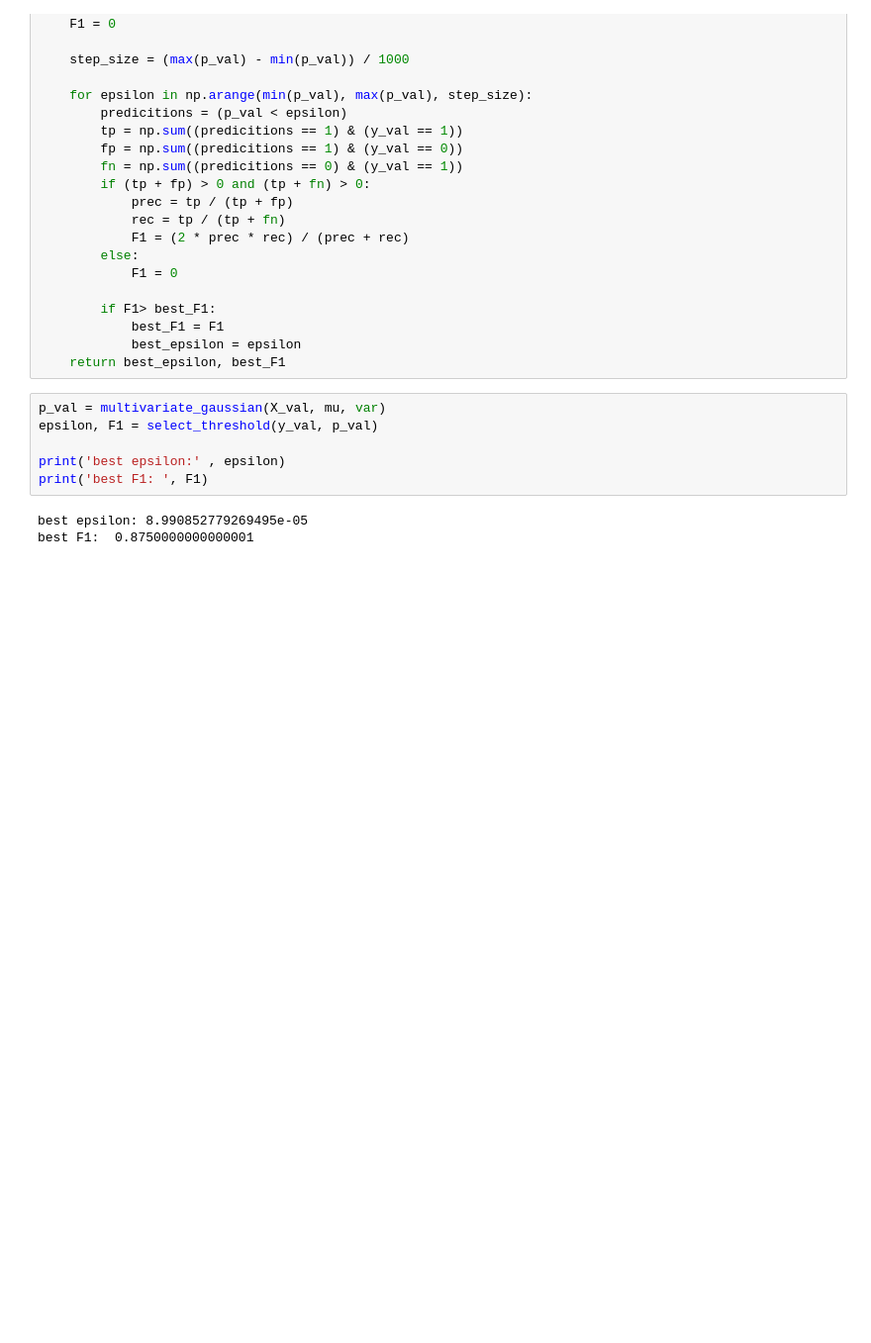
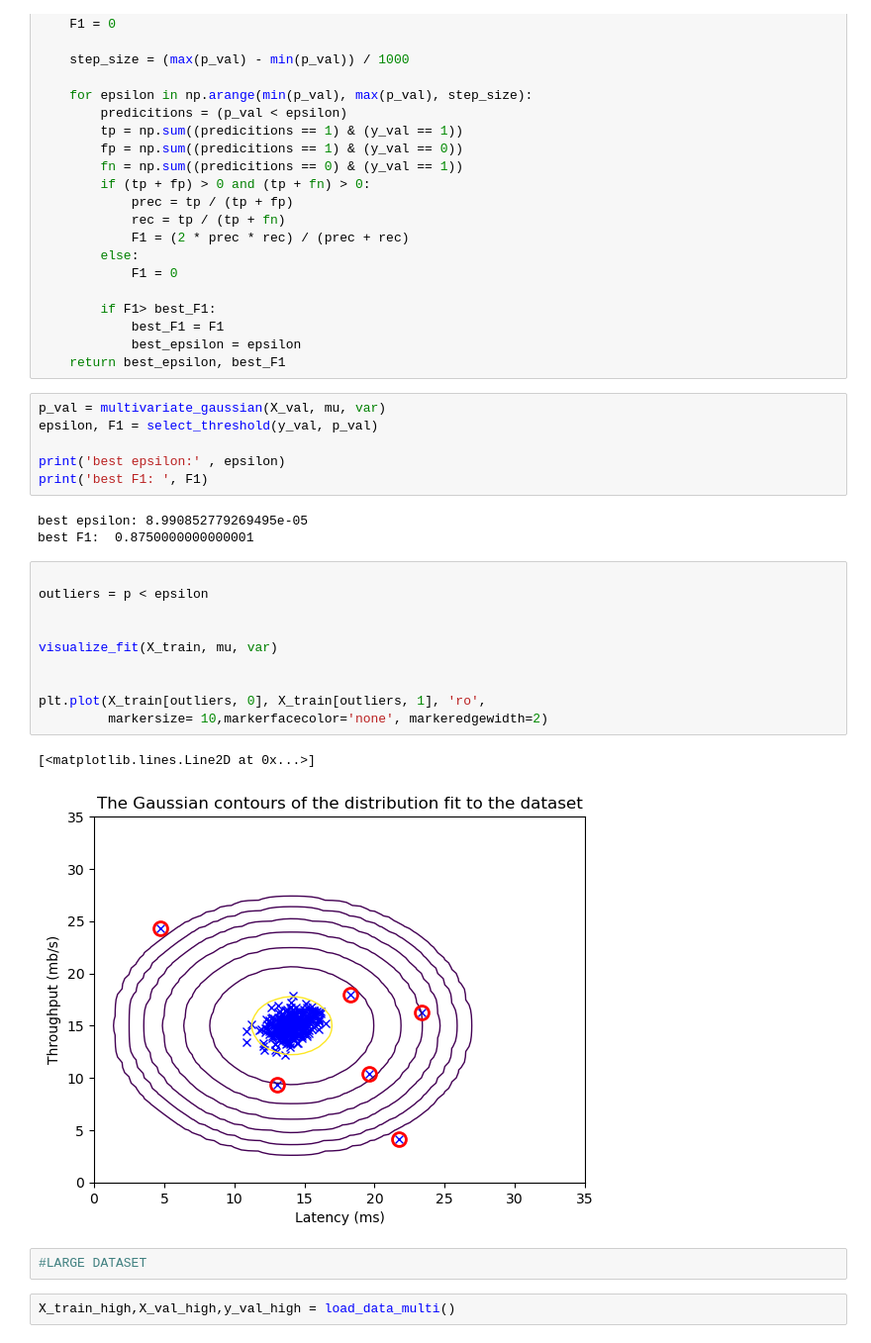
Before and after one commit to RishxGit/Kmeans-Anomaly-Detection, a Jupyter notebook: anomaly/AnomalyDetection.ipynb, the cells around one changed output. Shown at 99% size. Saved outputs shown, nothing was run; the diff lists cells and outputs as text; blank space fills up the shorter version.

```diff
--- a/anomaly/AnomalyDetection.ipynb
+++ b/anomaly/AnomalyDetection.ipynb
@@ -100,3 +100,20 @@ print('best F1: ', F1)
 # %% [output]
 best epsilon: 8.990852779269495e-05
 best F1:  0.8750000000000001
+# %%
+
+outliers = p < epsilon
+
+
+visualize_fit(X_train, mu, var)
+
+
+plt.plot(X_train[outliers, 0], X_train[outliers, 1], 'ro',
+         markersize= 10,markerfacecolor='none', markeredgewidth=2)
+# %% [output]
+[<matplotlib.lines.Line2D at 0x...>]
+[figure, added]
+# %%
+#LARGE DATASET
+# %%
+X_train_high,X_val_high,y_val_high = load_data_multi()
```
Also changed, not shown: parts of 2 cells of this notebook.
